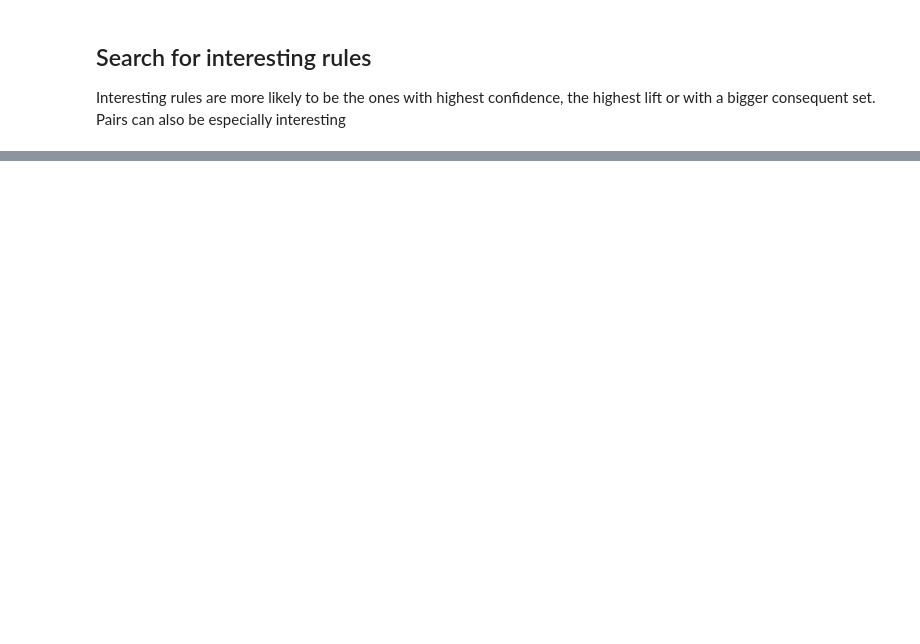
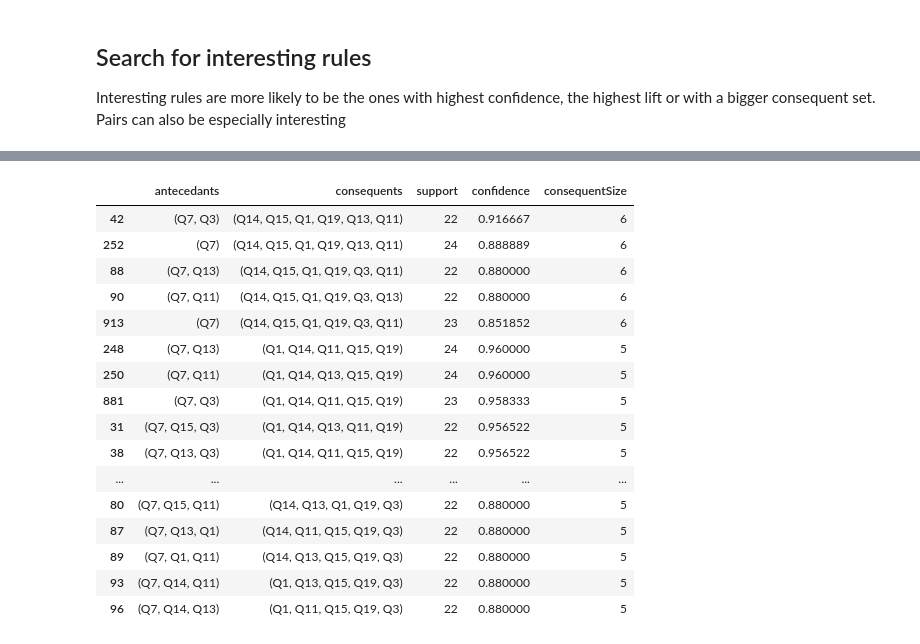
Before and after one commit to CyberCRI/dataanalysis-herocoli-redmetrics, a Jupyter notebook: v1.52/Data mining/ruleAssociationMining.ipynb, the cells around one changed output, grey strips where cells are left out. Cells and saved outputs as stored; diff of their text form; code cells hidden in the pictures; blank space fills up the shorter version.

```diff
--- a/v1.52/Data mining/ruleAssociationMining.ipynb
+++ b/v1.52/Data mining/ruleAssociationMining.ipynb
@@ -36,0 +11,8 @@ frequent_itemsets.shape
+# %%
+questions = correctedScientific.columns
+correctedScientificText = [[] for _ in range(correctedScientific.shape[0])]
+for q in questions:
+    for r in range(correctedScientific.shape[0]):
+        if correctedScientific.loc[r, q]:
+            correctedScientificText[r].append(q)
+#correctedScientificText
@@ -52,8 +69,26 @@ confidenceSortedRules.head(50)
 # %%
 # Sort rules by size of consequent set
-rules["consequentSize"] = rules["consequents"].apply(lambda x: len(x))
-consequentSortedRules = rules.sort_values(by = ["consequentSize", "confidence", "lift"], ascending=[False, False, False])
+rulesDataframe["consequentSize"] = rulesDataframe["consequents"].apply(lambda x: len(x))
+consequentSortedRules = rulesDataframe.sort_values(by = ["consequentSize", "confidence", "support"], ascending=[False, False, False])
 consequentSortedRules.head(50)
+# %% [output]
+|  | antecedants | consequents | support | confidence | consequentSize |
+| 42 | (Q7, Q3) | (Q14, Q15, Q1, Q19, Q13, Q11) | 22 | 0.916667 | 6 |
+| 252 | (Q7) | (Q14, Q15, Q1, Q19, Q13, Q11) | 24 | 0.888889 | 6 |
+| 88 | (Q7, Q13) | (Q14, Q15, Q1, Q19, Q3, Q11) | 22 | 0.880000 | 6 |
+| 90 | (Q7, Q11) | (Q14, Q15, Q1, Q19, Q3, Q13) | 22 | 0.880000 | 6 |
+| 913 | (Q7) | (Q14, Q15, Q1, Q19, Q3, Q11) | 23 | 0.851852 | 6 |
+| 248 | (Q7, Q13) | (Q1, Q14, Q11, Q15, Q19) | 24 | 0.960000 | 5 |
+| 250 | (Q7, Q11) | (Q1, Q14, Q13, Q15, Q19) | 24 | 0.960000 | 5 |
+| 881 | (Q7, Q3) | (Q1, Q14, Q11, Q15, Q19) | 23 | 0.958333 | 5 |
+| 31 | (Q7, Q15, Q3) | (Q1, Q14, Q13, Q11, Q19) | 22 | 0.956522 | 5 |
+| 38 | (Q7, Q13, Q3) | (Q1, Q14, Q11, Q15, Q19) | 22 | 0.956522 | 5 |
+| ... | ... | ... | ... | ... | ... |
+| 80 | (Q7, Q15, Q11) | (Q14, Q13, Q1, Q19, Q3) | 22 | 0.880000 | 5 |
+| 87 | (Q7, Q13, Q1) | (Q14, Q11, Q15, Q19, Q3) | 22 | 0.880000 | 5 |
+| 89 | (Q7, Q1, Q11) | (Q14, Q13, Q15, Q19, Q3) | 22 | 0.880000 | 5 |
+| 93 | (Q7, Q14, Q11) | (Q1, Q13, Q15, Q19, Q3) | 22 | 0.880000 | 5 |
+| 96 | (Q7, Q14, Q13) | (Q1, Q11, Q15, Q19, Q3) | 22 | 0.880000 | 5 |
 # %%
 # Select only pairs (rules with antecedent and consequent of size one)
 # Sort pairs according to confidence
```
Also changed, not shown: parts of 12 cells of this notebook, 2 other files.
